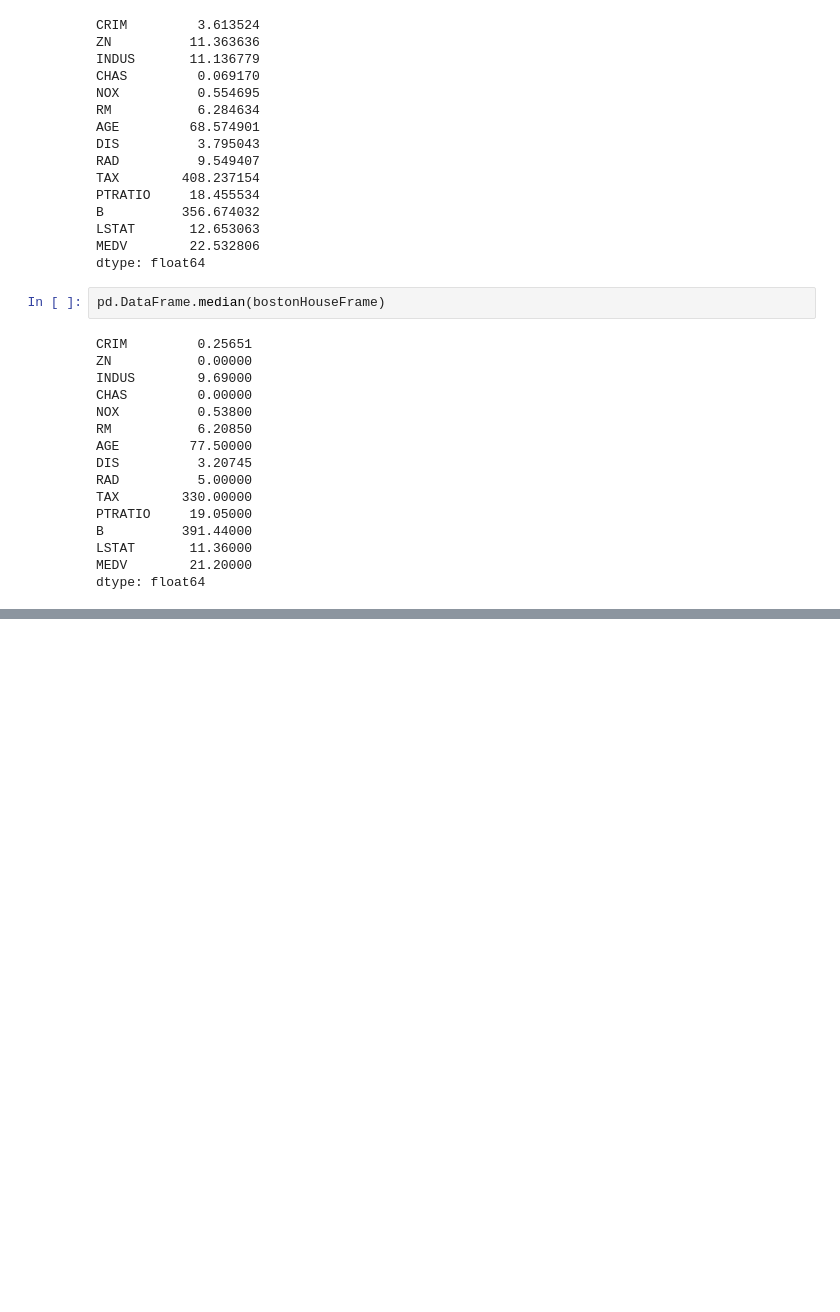
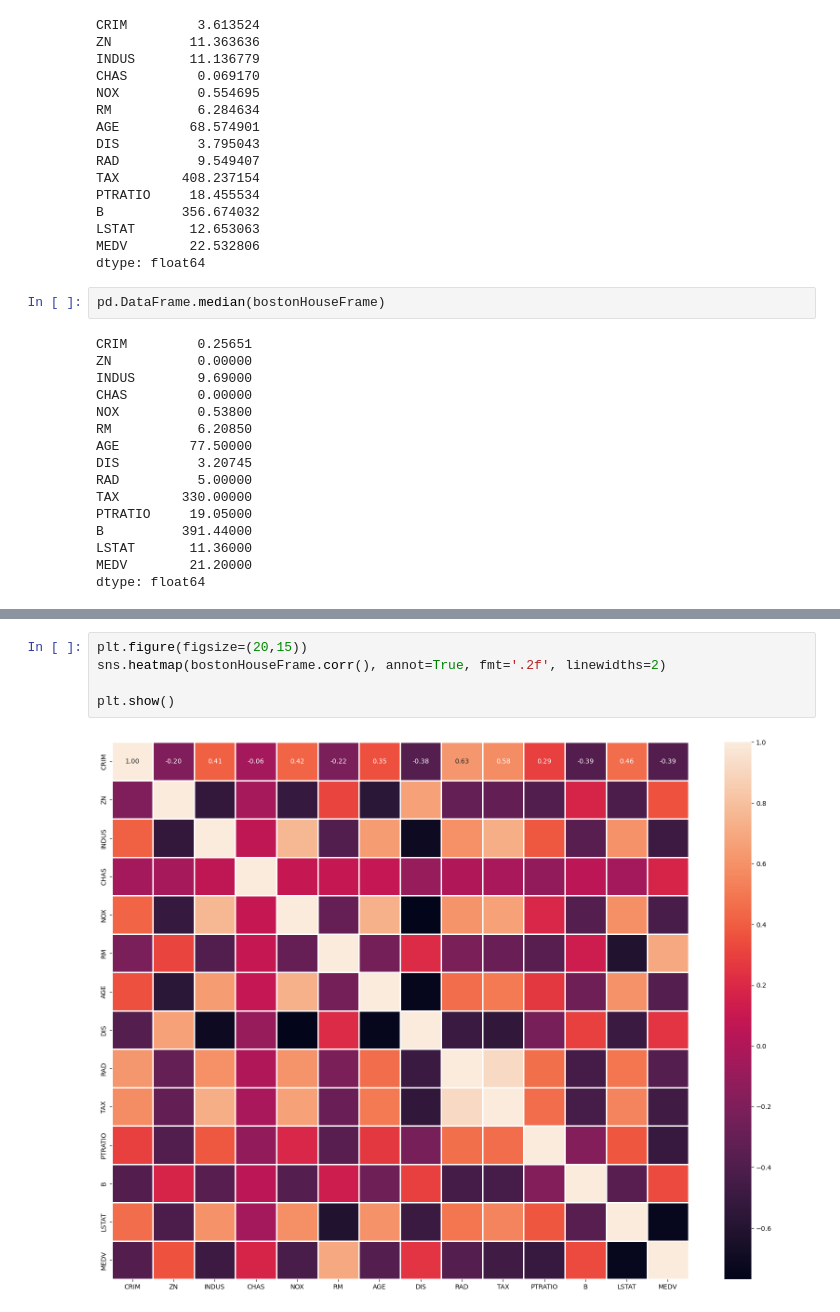
Before and after one commit to polarbear0701/Machine-Learning-course, a Jupyter notebook: tut2_clone.ipynb, the cells around one changed output, grey strips where cells are left out. Saved outputs shown, nothing was run; the diff lists cells and outputs as text; blank space fills up the shorter version.

```diff
--- a/tut2_clone.ipynb
+++ b/tut2_clone.ipynb
@@ -132,0 +210,7 @@ bostonHouseFrame.describe()
+# %%
+plt.figure(figsize=(20,15))
+sns.heatmap(bostonHouseFrame.corr(), annot=True, fmt='.2f', linewidths=2)
+
+plt.show()
+# %% [output]
+[figure, added]
```
Also changed, not shown: parts of 9 cells of this notebook, 3 other files.
